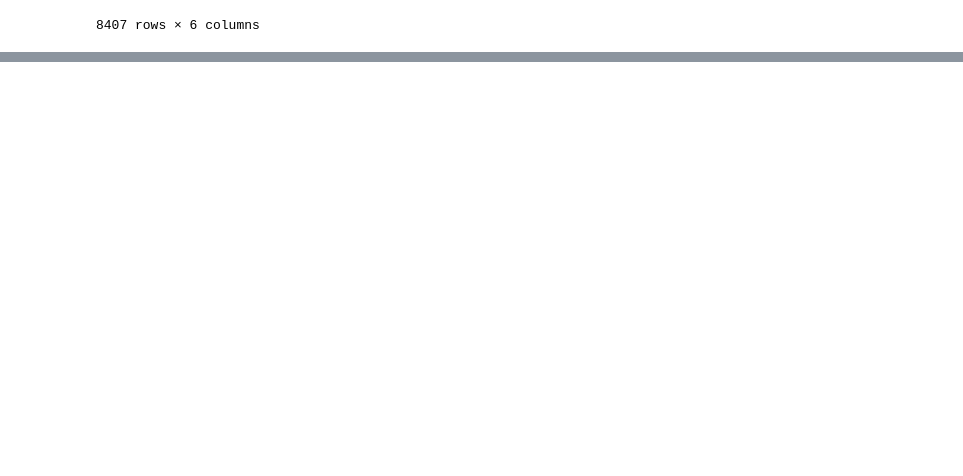
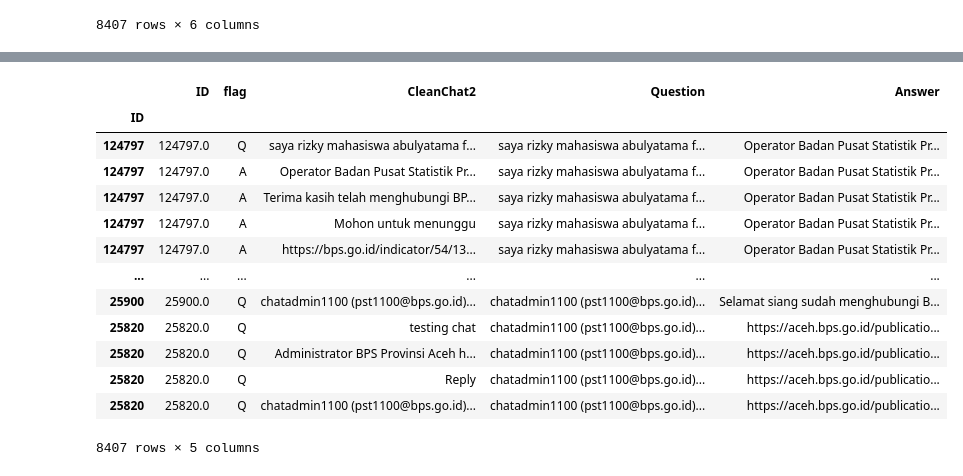
Before and after one commit to 2004111010001/ChatBot-Project, a Jupyter notebook: DataLiveChat.ipynb, the cells around one changed output, grey strips where cells are left out. Drawn from its saved outputs; the diff is of its cells as text; code cells hidden in the pictures; blank space fills up the shorter version.

```diff
--- a/DataLiveChat.ipynb
+++ b/DataLiveChat.ipynb
@@ -104,0 +104,4 @@ df.head()
+# %%
+df = pd.read_excel('CleanChatHistory.xlsx')
+df=df[['ID','flag','CleanChat2']];
+df
@@ -104,0 +126,20 @@ df.head()
+# %%
+question = df.index[df['flag']=="Q"].tolist()
+answer = df.index[df['flag']=="A"].tolist()
+q = []
+a = []
+id = []
+for x in question:
+    id.append(df.loc[x,"ID"])
+    q.append(df.loc[x,"CleanChat2"])
+for x in answer:
+    a.append(df.loc[x,"CleanChat2"])
+print(q)
+print(a)
+print(id)
+
+
+# df['Question'] = np.where(df['flag'].str.contains(r'Q'), "A", "Q")
+
+# df.reset_index()
+# df.head()
@@ -104,0 +149,3 @@ df.head()
+# %%
+data = df.set_index("ID")
+data
@@ -105 +167,25 @@ df.head()
+# %%
+index = 0
+for x in id:
+    data.loc[x, "ID"] = int(id[index])
+    data.loc[x,"Question"] = q[index]
+    data.loc[x, "Answer"] = a[index]
+    index += 1
+data = data[['ID','flag', 'CleanChat2', 'Question', 'Answer']]
+data
+# %% [output]
+|  | ID | flag | CleanChat2 | Question | Answer |
+| ID |  |  |  |  |  |
+| 124797 | 124797.0 | Q | saya rizky mahasiswa abulyatama f... | saya rizky mahasiswa abulyatama f... | Operator Badan Pusat Statistik Pr... |
+| 124797 | 124797.0 | A | Operator Badan Pusat Statistik Pr... | saya rizky mahasiswa abulyatama f... | Operator Badan Pusat Statistik Pr... |
+| 124797 | 124797.0 | A | Terima kasih telah menghubungi BP... | saya rizky mahasiswa abulyatama f... | Operator Badan Pusat Statistik Pr... |
+| 124797 | 124797.0 | A | Mohon untuk menunggu | saya rizky mahasiswa abulyatama f... | Operator Badan Pusat Statistik Pr... |
+| 124797 | 124797.0 | A | https://bps.go.id/indicator/54/13... | saya rizky mahasiswa abulyatama f... | Operator Badan Pusat Statistik Pr... |
+| ... | ... | ... | ... | ... | ... |
+| 25900 | 25900.0 | Q | chatadmin1100 (pst1100@bps.go.id)... | chatadmin1100 (pst1100@bps.go.id)... | Selamat siang sudah menghubungi B... |
+| 25820 | 25820.0 | Q | testing chat | chatadmin1100 (pst1100@bps.go.id)... | https://aceh.bps.go.id/publicatio... |
+| 25820 | 25820.0 | Q | Administrator BPS Provinsi Aceh h... | chatadmin1100 (pst1100@bps.go.id)... | https://aceh.bps.go.id/publicatio... |
+| 25820 | 25820.0 | Q | Reply | chatadmin1100 (pst1100@bps.go.id)... | https://aceh.bps.go.id/publicatio... |
+| 25820 | 25820.0 | Q | chatadmin1100 (pst1100@bps.go.id)... | chatadmin1100 (pst1100@bps.go.id)... | https://aceh.bps.go.id/publicatio... |
+8407 rows × 5 columns
 # %%
```
Also changed, not shown: parts of 7 cells of this notebook, 2 other files.
